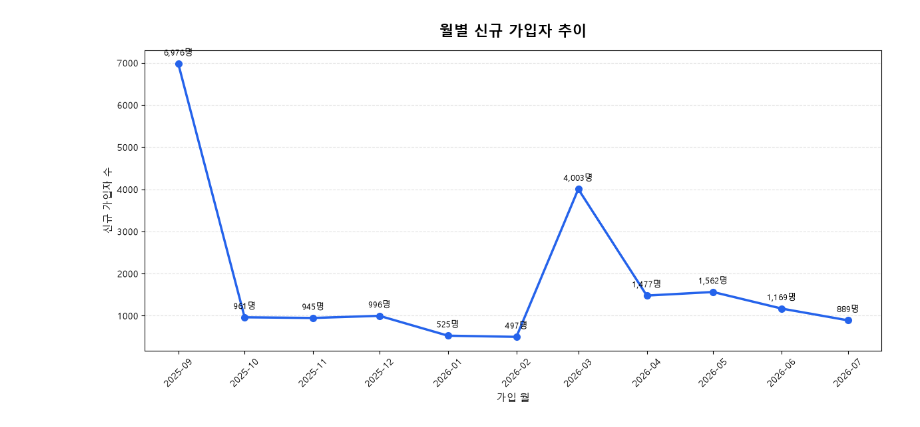
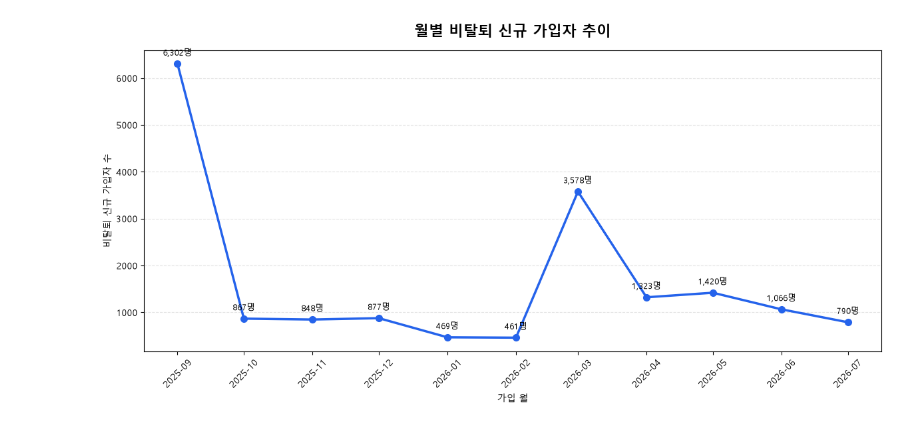
Before and after one commit to hyungmin0629/ping-v2, a Jupyter notebook: notebooks/acquisition.ipynb, the cells around one changed output. Drawn from its saved outputs; the diff is of its cells as text; code cells hidden in the pictures.

```diff
--- a/notebooks/acquisition.ipynb
+++ b/notebooks/acquisition.ipynb
@@ -74,5 +107,8 @@ cost(monthly_signup_sql)
 # %%
 # 월별 신규 가입자 수
-df_monthly_signup = bq.query(monthly_signup_sql).to_dataframe()
-df_monthly_signup
+df_monthly_non_withdrawn = bq.query(
+    monthly_non_withdrawn_signup_sql
+).to_dataframe()
+
+df_monthly_non_withdrawn
 # %% [output]
@@ -91,71 +127,71 @@ df_monthly_signup
 # %%
+import platform
 import pandas as pd
 import matplotlib.pyplot as plt
 import matplotlib.dates as mdates
 
-# 한글 폰트 설정: Windows
-plt.rcParams["font.family"] = "Malgun Gothic"
+system_name = platform.system()
+
+if system_name == "Windows":
+    plt.rcParams["font.family"] = "Malgun Gothic"
+elif system_name == "Darwin":
+    plt.rcParams["font.family"] = "AppleGothic"
+
 plt.rcParams["axes.unicode_minus"] = False
 
-# 원본 데이터프레임을 보존하기 위해 복사
-chart_df = df_monthly_signup.copy()
+chart_df = df_monthly_non_withdrawn.copy()
 
-# 날짜 형식으로 변환하고 월 순서대로 정렬
 chart_df["signup_month"] = pd.to_datetime(
     chart_df["signup_month"]
 )
 
 chart_df = chart_df.sort_values("signup_month")
 
-# 그래프 크기
-plt.figure(figsize=(12, 6))
+fig, ax = plt.subplots(figsize=(12, 6))
 
-# 선 그래프
-plt.plot(
+ax.plot(
     chart_df["signup_month"],
     chart_df["new_user_count"],
     color="#2563EB",
     marker="o",
     markersize=7,
     linewidth=2.5
 )
 
-# 각 지점 위에 가입자 수 표시
+# 월별 가입자 수 표시
 for x, y in zip(
     chart_df["signup_month"],
     chart_df["new_user_count"]
 ):
-    plt.annotate(
+    ax.annotate(
         f"{y:,}명",
         xy=(x, y),
         xytext=(0, 9),
         textcoords="offset points",
         ha="center",
         fontsize=9
     )
 
-# X축을 연월 형식으로 표시
-ax = plt.gca()
-ax.xaxis.set_major_locator(mdates.MonthLocator(interval=1))
-ax.xaxis.set_major_formatter(mdates.DateFormatter("%Y-%m"))
+ax.xaxis.set_major_locator(
+    mdates.MonthLocator(interval=1)
+)
+ax.xaxis.set_major_formatter(
+    mdates.DateFormatter("%Y-%m")
+)
 
-plt.title(
-    "월별 신규 가입자 추이",
+ax.set_title(
+    "월별 비탈퇴 신규 가입자 추이",
     fontsize=16,
     fontweight="bold",
     pad=15
 )
-plt.xlabel("가입 월", fontsize=11)
-plt.ylabel("신규 가입자 수", fontsize=11)
+ax.set_xlabel("가입 월")
+ax.set_ylabel("비탈퇴 신규 가입자 수")
+ax.grid(axis="y", linestyle="--", alpha=0.35)
 
 plt.xticks(rotation=45)
-plt.grid(
-    axis="y",
-    linestyle="--",
-    alpha=0.35
-)
 plt.tight_layout()
 plt.show()
 # %% [output]
-[figure, old version]
+[figure, new version]
 # %%
```
Also changed, not shown: parts of 16 cells of this notebook, 1 other file.
